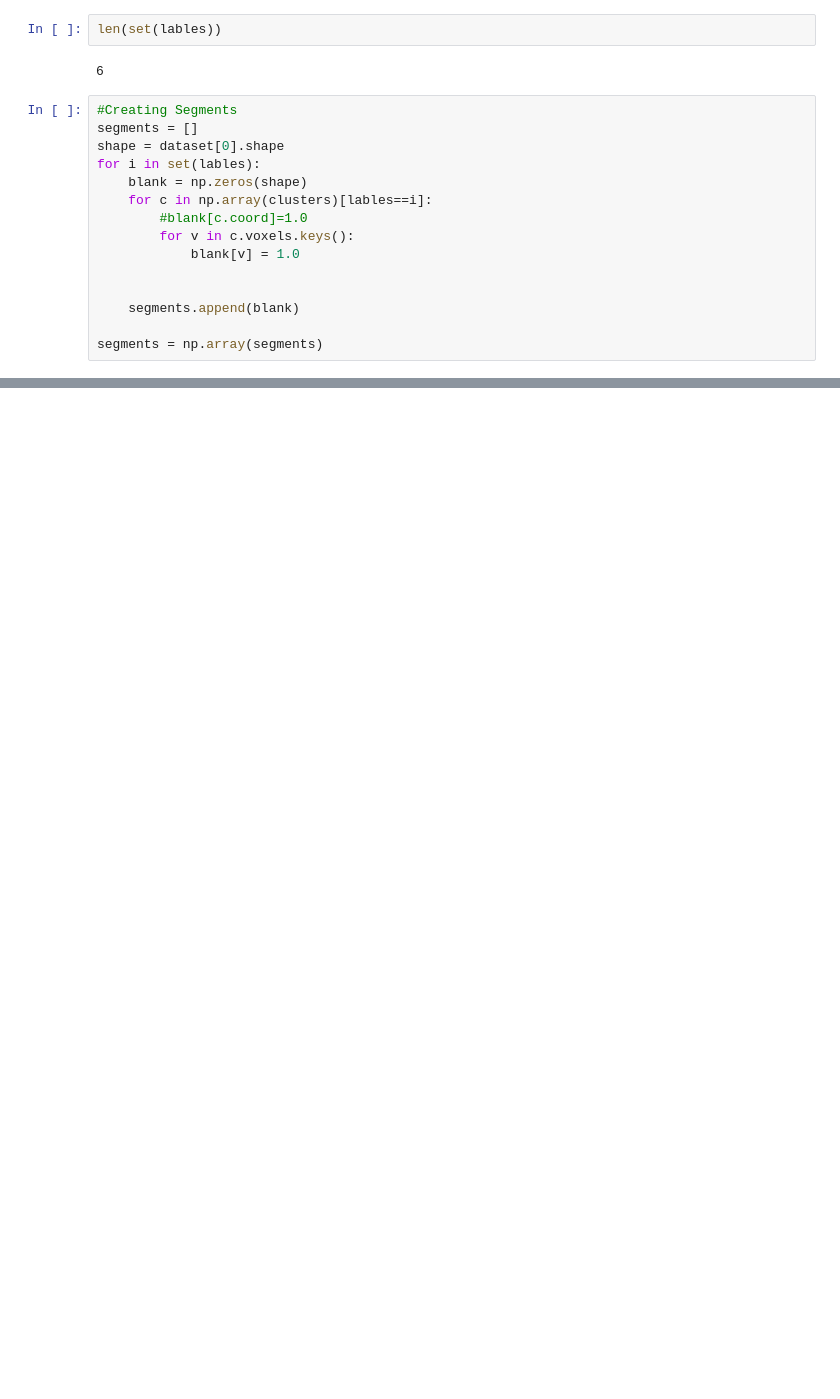
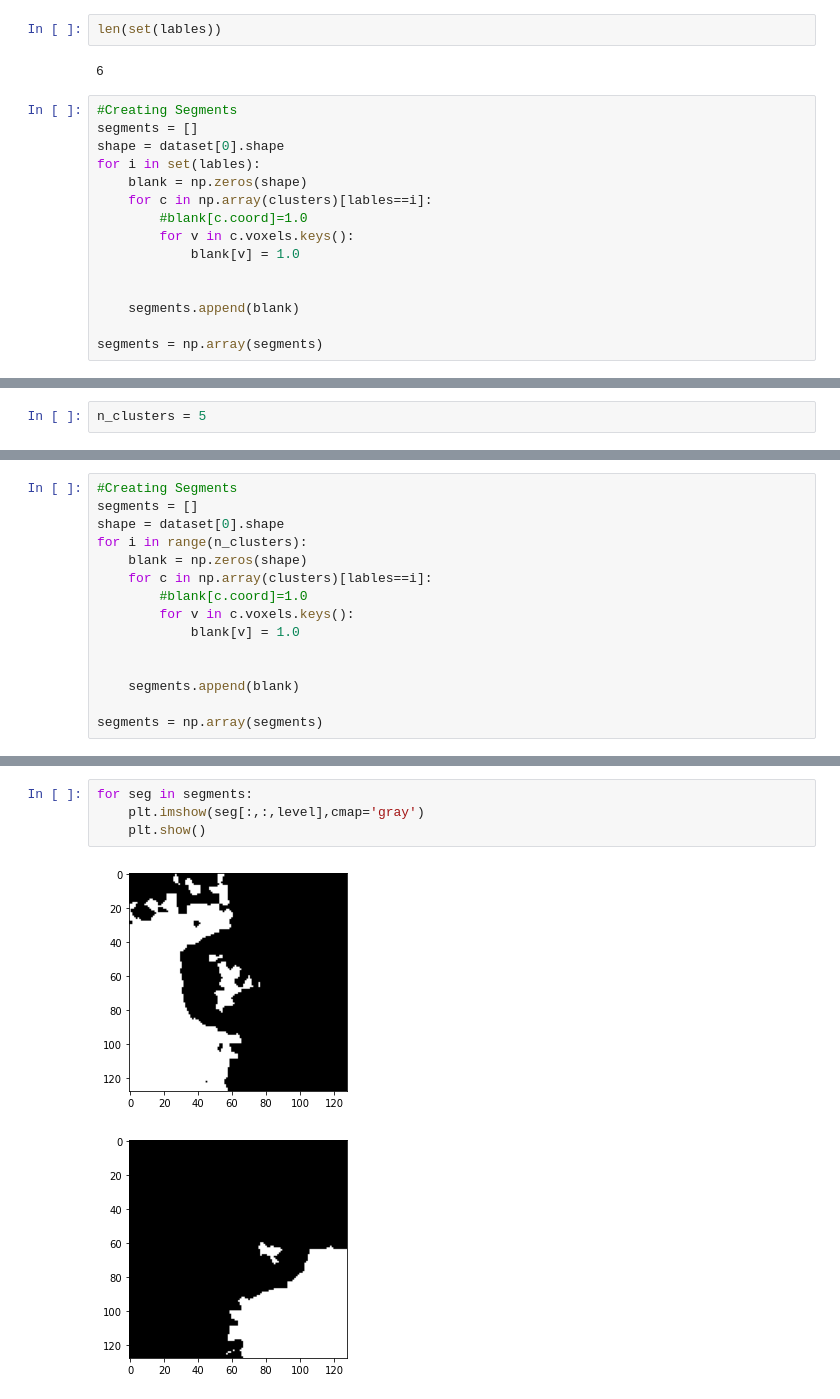
Before and after one commit to SAint7579/PET_ADNI_Segmentation, a Jupyter notebook: DBSCAN.ipynb, the cells around one changed output, grey strips where cells are left out. Saved outputs shown, nothing was run; the diff lists cells and outputs as text; blank space fills up the shorter version.

```diff
--- a/DBSCAN.ipynb
+++ b/DBSCAN.ipynb
@@ -214,0 +237,2 @@ for seg in segments:
+# %%
+n_clusters = 5
@@ -214,0 +244,15 @@ for seg in segments:
+# %%
+#Creating Segments
+segments = []
+shape = dataset[0].shape
+for i in range(n_clusters):
+    blank = np.zeros(shape)
+    for c in np.array(clusters)[lables==i]:
+        #blank[c.coord]=1.0
+        for v in c.voxels.keys():
+            blank[v] = 1.0
+
+
+    segments.append(blank)
+
+segments = np.array(segments)
@@ -214,0 +266,7 @@ for seg in segments:
+# %%
+for seg in segments:
+    plt.imshow(seg[:,:,level],cmap='gray')
+    plt.show()
+# %% [output]
+[figure, added]
+[figure, added]
```
Also changed, not shown: parts of 17 cells of this notebook, 1 other file.
